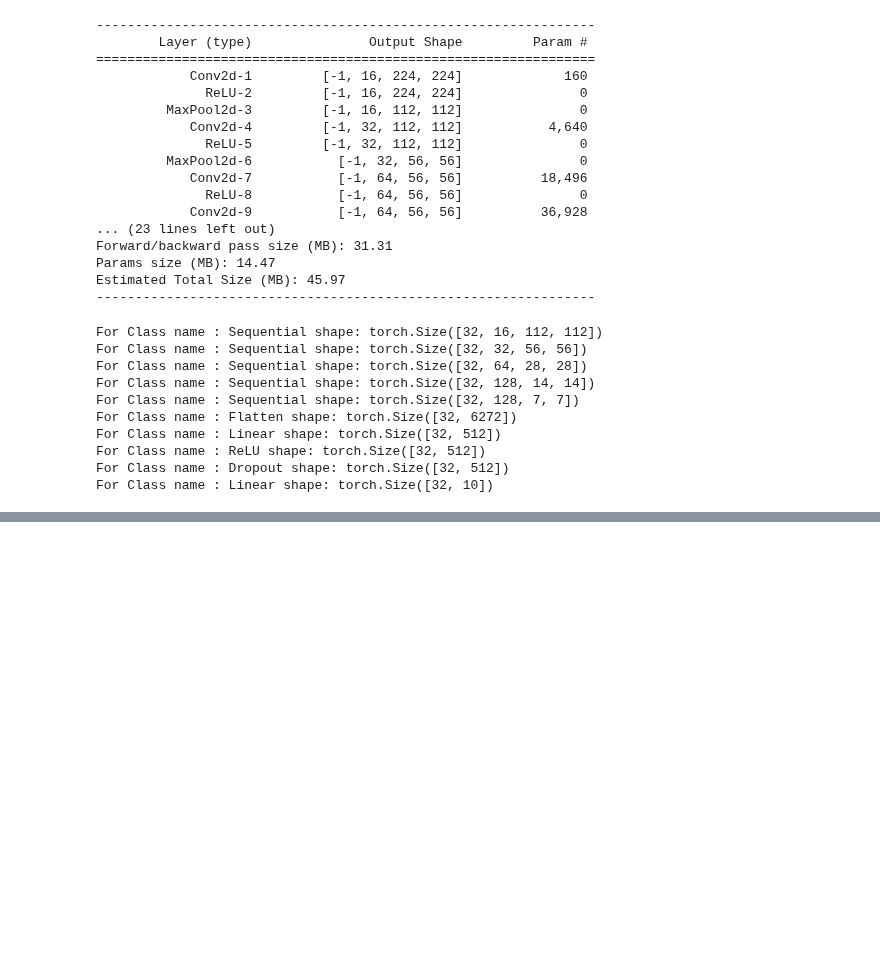
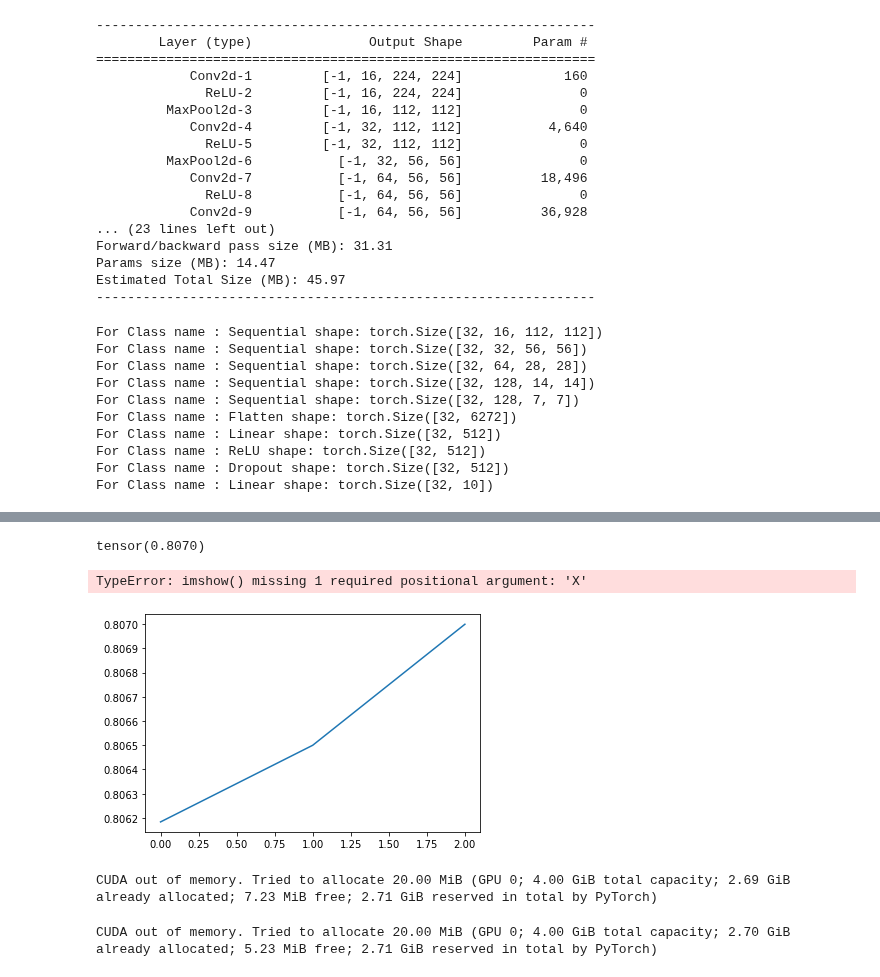
Before and after one commit to fanbyprinciple/d2l-fanbyprinciple, a Jupyter notebook: ch7_modern_convolutional_networks/revisiting/VGG_mini.ipynb, the cells around one changed output, grey strips where cells are left out. Saved outputs shown, nothing was run; the diff lists cells and outputs as text; code cells hidden in the pictures; blank space fills up the shorter version.

Commit message:
trained a VGG locally with 80 percent accuracy

```diff
--- a/ch7_modern_convolutional_networks/revisiting/VGG_mini.ipynb
+++ b/ch7_modern_convolutional_networks/revisiting/VGG_mini.ipynb
@@ -141,3 +141,5 @@ def train_net(net, num_epochs=3,lr=0.05):
 
         acc_arr.append(acc_val.detach().cpu()/number)
         print(f"Epoch {epoch} accuracy : {acc_arr[-1]}")
+
+    return acc_arr
@@ -310,2 +325,2 @@ plt.imshow()
 # %%
-vgg_mini = vgg(small_conv_arch)
+VGG_mini = vgg(small_conv_arch)
@@ -312,5 +340,5 @@ vgg_mini = vgg(small_conv_arch)
 # %%
 %%time
 
-train_net(vgg_mini, num_epochs=3)
+acc_arr = train_net(vgg_mini, num_epochs=3)
 # %% [output]
@@ -321,4 +346,8 @@ Wall time: 5min 11s
 # %%
-# print(acc_arr[-1])
-# plt.plot(range(num_epochs), acc_arr)
-# plt.imshow()
+print(acc_arr[-1])
+plt.plot(range(num_epochs), acc_arr)
+plt.imshow()
+# %% [output]
+tensor(0.8070)
+TypeError: imshow() missing 1 required positional argument: 'X'
+[figure, added]
@@ -324,0 +358,19 @@ Wall time: 5min 11s
+# %%
+VGG_19 = vgg(VGG_19_arch)
+VGG_16 = vgg(VGG_16_arch)
+
+try:
+    VGG_19 = VGG_19.to(device)
+    summary(VGG_19)
+except Exception as e:
+    print(e)
+# %% [output]
+CUDA out of memory. Tried to allocate 20.00 MiB (GPU 0; 4.00 GiB total capacity; 2.69 GiB already allocated; 7.23 MiB free; 2.71 GiB reserved in total by PyTorch)
+# %%
+try:
+    VGG_16 = VGG_16.to(device)
+    summary(VGG_16)
+except Exception as e:
+    print(e)
+# %% [output]
+CUDA out of memory. Tried to allocate 20.00 MiB (GPU 0; 4.00 GiB total capacity; 2.70 GiB already allocated; 5.23 MiB free; 2.71 GiB reserved in total by PyTorch)
```
Also changed, not shown: parts of 14 cells of this notebook, 3 other files.
